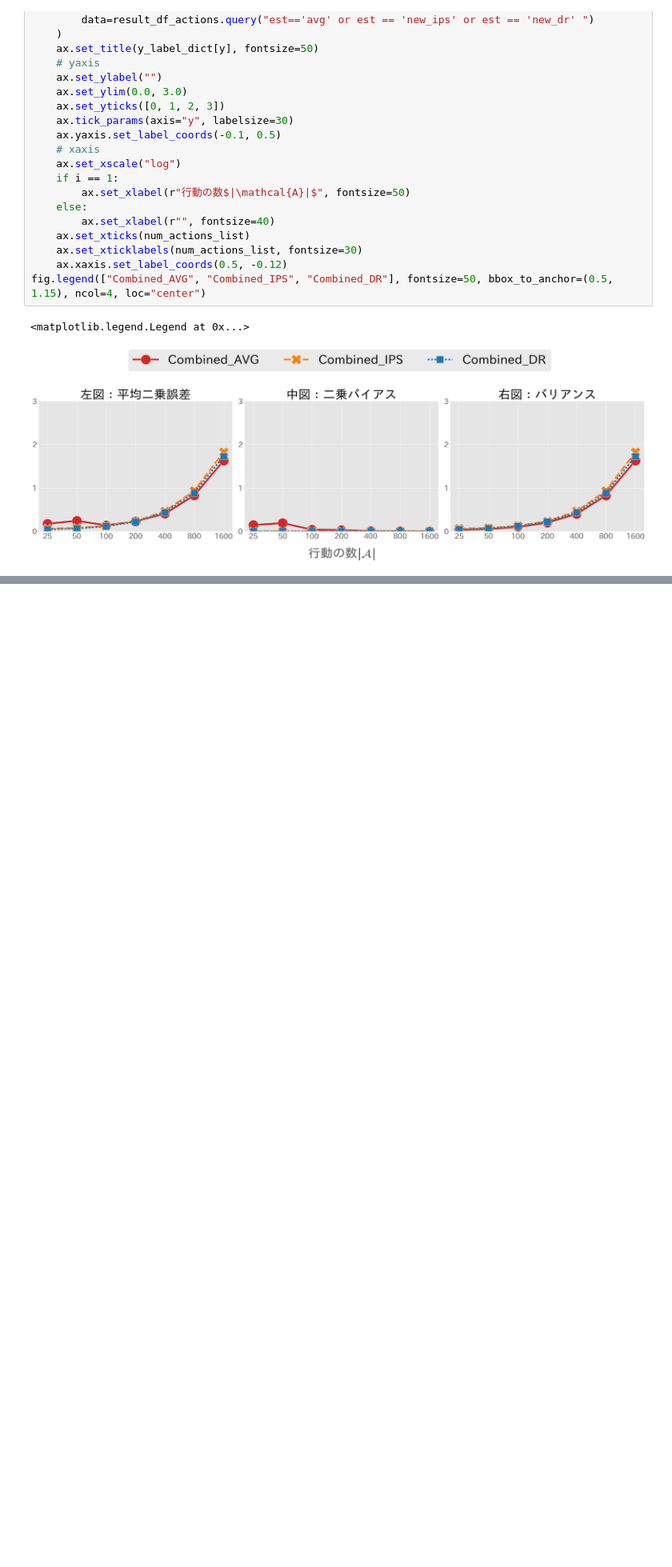
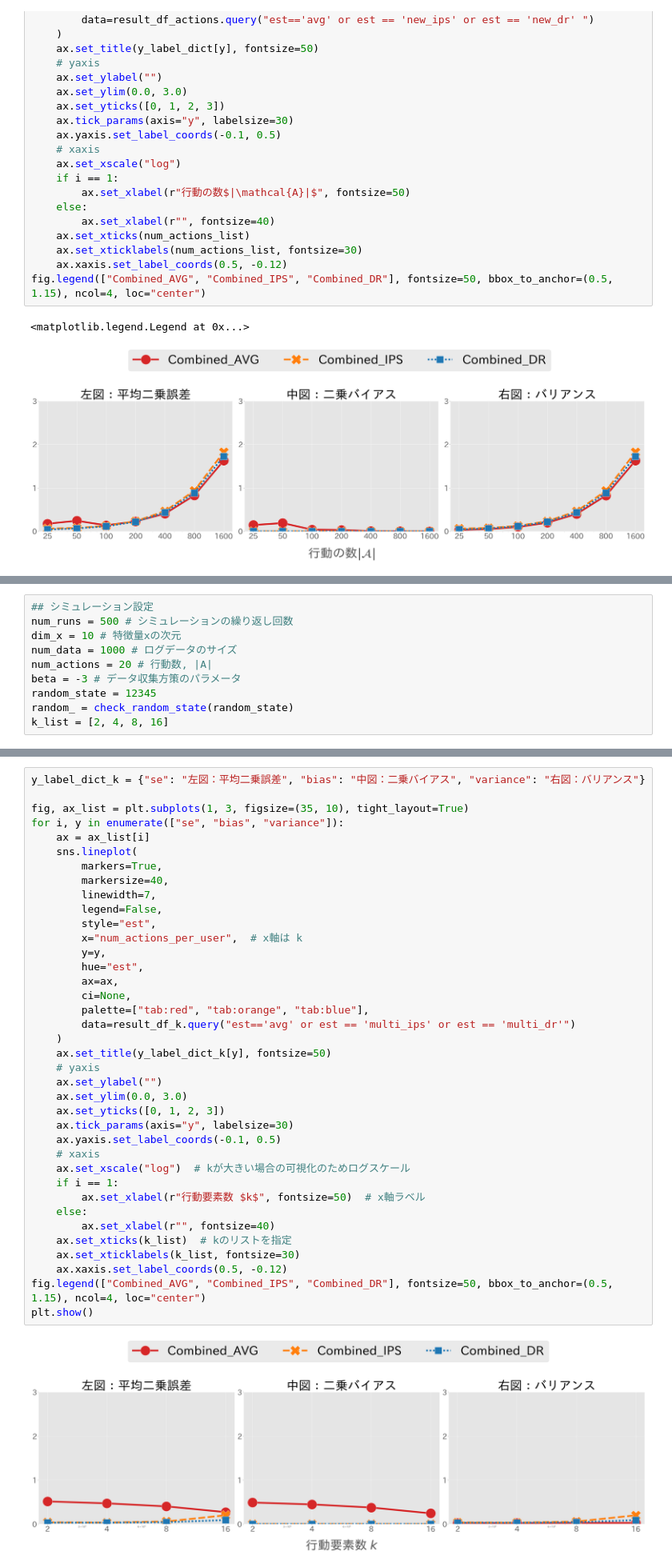
Before and after one commit to RickHub0115/Estimator-for-Offline-Policy-Evaluation-of-Recommending-Multiple-Actions-Considering-Platform-Wide-R, a Jupyter notebook: ope.ipynb, the cells around one changed output, grey strips where cells are left out. Shown at 80% size. Saved outputs shown, nothing was run; the diff lists cells and outputs as text; blank space fills up the shorter version.

```diff
--- a/ope.ipynb
+++ b/ope.ipynb
@@ -246,0 +285,10 @@ fig.legend(["Combined_AVG", "Combined_IPS", "Combined_DR"], fontsize=50, bbox_to
+# %%
+## シミュレーション設定
+num_runs = 500 # シミュレーションの繰り返し回数
+dim_x = 10 # 特徴量xの次元
+num_data = 1000 # ログデータのサイズ
+num_actions = 20 # 行動数, |A|
+beta = -3 # データ収集方策のパラメータ
+random_state = 12345
+random_ = check_random_state(random_state)
+k_list = [2, 4, 8, 16]
@@ -246,0 +366,40 @@ fig.legend(["Combined_AVG", "Combined_IPS", "Combined_DR"], fontsize=50, bbox_to
+# %%
+y_label_dict_k = {"se": "左図：平均二乗誤差", "bias": "中図：二乗バイアス", "variance": "右図：バリアンス"}
+
+fig, ax_list = plt.subplots(1, 3, figsize=(35, 10), tight_layout=True)
+for i, y in enumerate(["se", "bias", "variance"]):
+    ax = ax_list[i]
+    sns.lineplot(
+        markers=True,
+        markersize=40,
+        linewidth=7,
+        legend=False,
+        style="est",
+        x="num_actions_per_user",  # x軸は k
+        y=y,
+        hue="est",
+        ax=ax,
+        ci=None,
+        palette=["tab:red", "tab:orange", "tab:blue"],
+        data=result_df_k.query("est=='avg' or est == 'multi_ips' or est == 'multi_dr'")
+    )
+    ax.set_title(y_label_dict_k[y], fontsize=50)
+    # yaxis
+    ax.set_ylabel("")
+    ax.set_ylim(0.0, 3.0)
+    ax.set_yticks([0, 1, 2, 3])
+    ax.tick_params(axis="y", labelsize=30)
+    ax.yaxis.set_label_coords(-0.1, 0.5)
+    # xaxis
+    ax.set_xscale("log")  # kが大きい場合の可視化のためログスケール
+    if i == 1:
+        ax.set_xlabel(r"行動要素数 $k$", fontsize=50)  # x軸ラベル
+    else:
+        ax.set_xlabel(r"", fontsize=40)
+    ax.set_xticks(k_list)  # kのリストを指定
+    ax.set_xticklabels(k_list, fontsize=30)
+    ax.xaxis.set_label_coords(0.5, -0.12)
+fig.legend(["Combined_AVG", "Combined_IPS", "Combined_DR"], fontsize=50, bbox_to_anchor=(0.5, 1.15), ncol=4, loc="center")
+plt.show()
+# %% [output]
+[figure, added]
```
Also changed, not shown: parts of 3 cells of this notebook, 2 other files.
